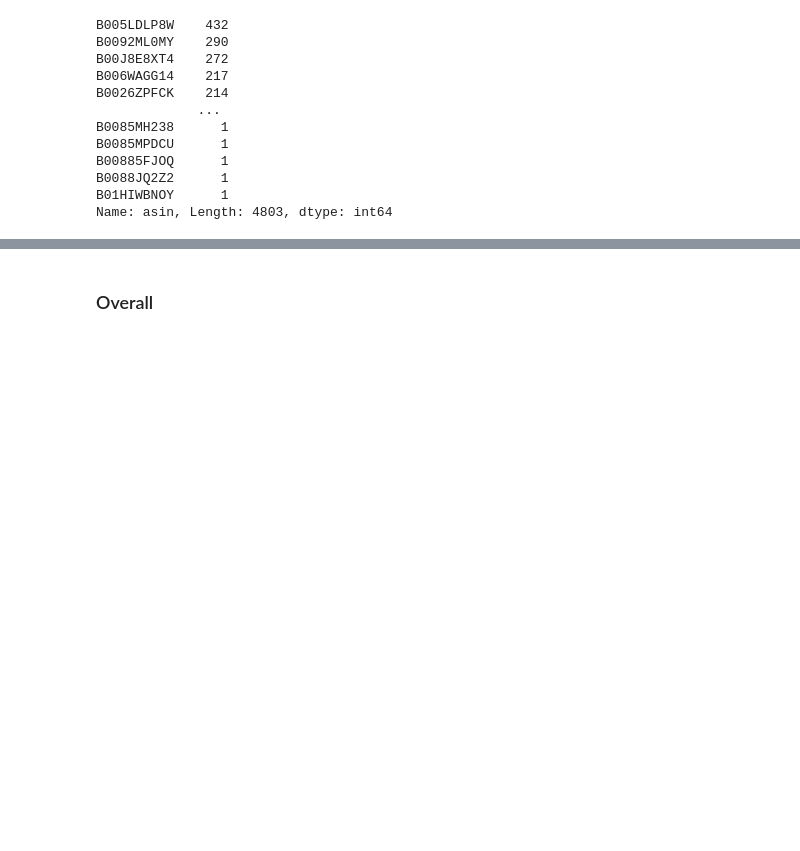
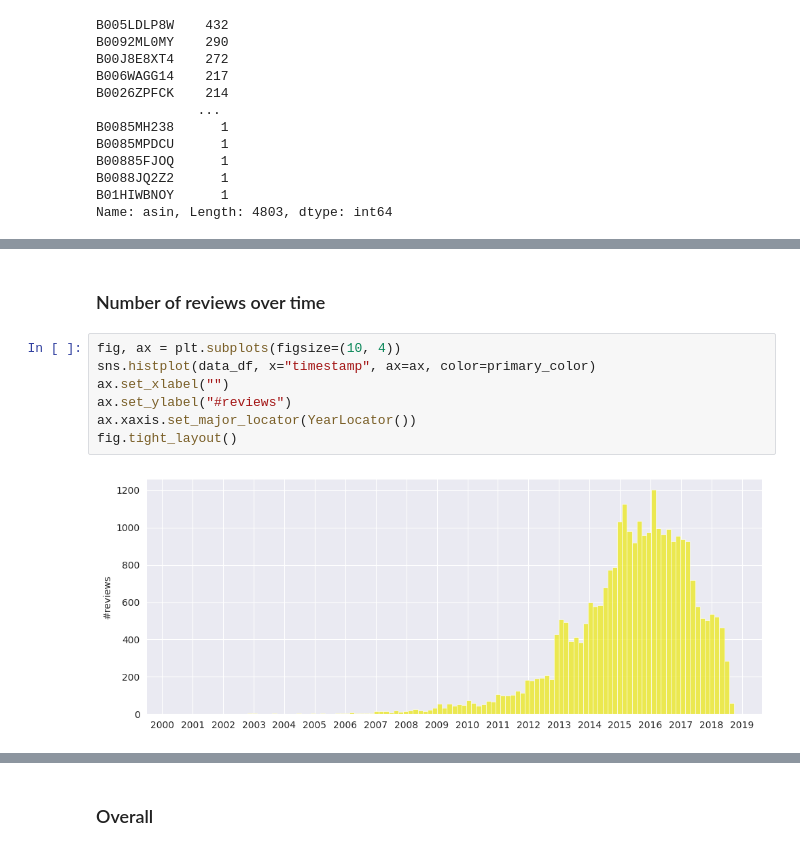
Before and after one commit to saiteki-kai/amazon-reviews, a Jupyter notebook: notebooks/02_analysis.ipynb, the cells around one changed output, grey strips where cells are left out. Saved outputs shown, nothing was run; the diff lists cells and outputs as text; blank space fills up the shorter version.

```diff
--- a/notebooks/02_analysis.ipynb
+++ b/notebooks/02_analysis.ipynb
@@ -151,0 +158,11 @@ fig.tight_layout()
+# %% [markdown]
+### Number of reviews over time
+# %%
+fig, ax = plt.subplots(figsize=(10, 4))
+sns.histplot(data_df, x="timestamp", ax=ax, color=primary_color)
+ax.set_xlabel("")
+ax.set_ylabel("#reviews")
+ax.xaxis.set_major_locator(YearLocator())
+fig.tight_layout()
+# %% [output]
+[figure, added]
```
Also changed, not shown: parts of 50 cells of this notebook.
